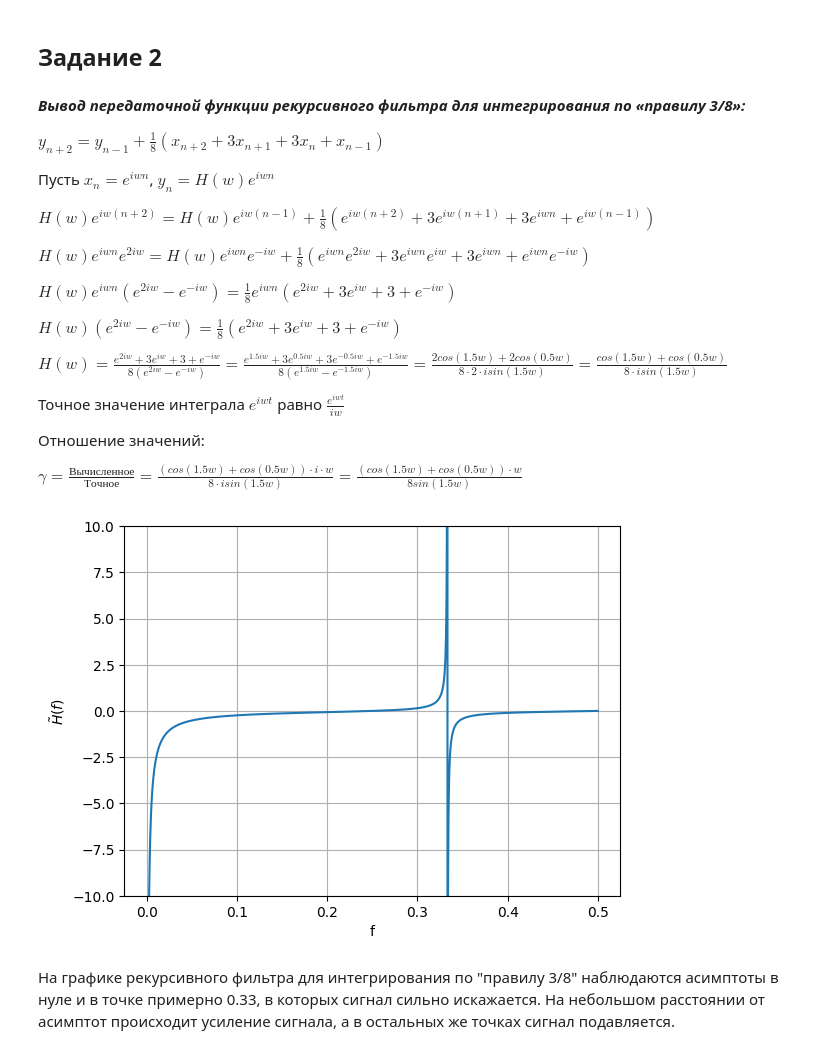
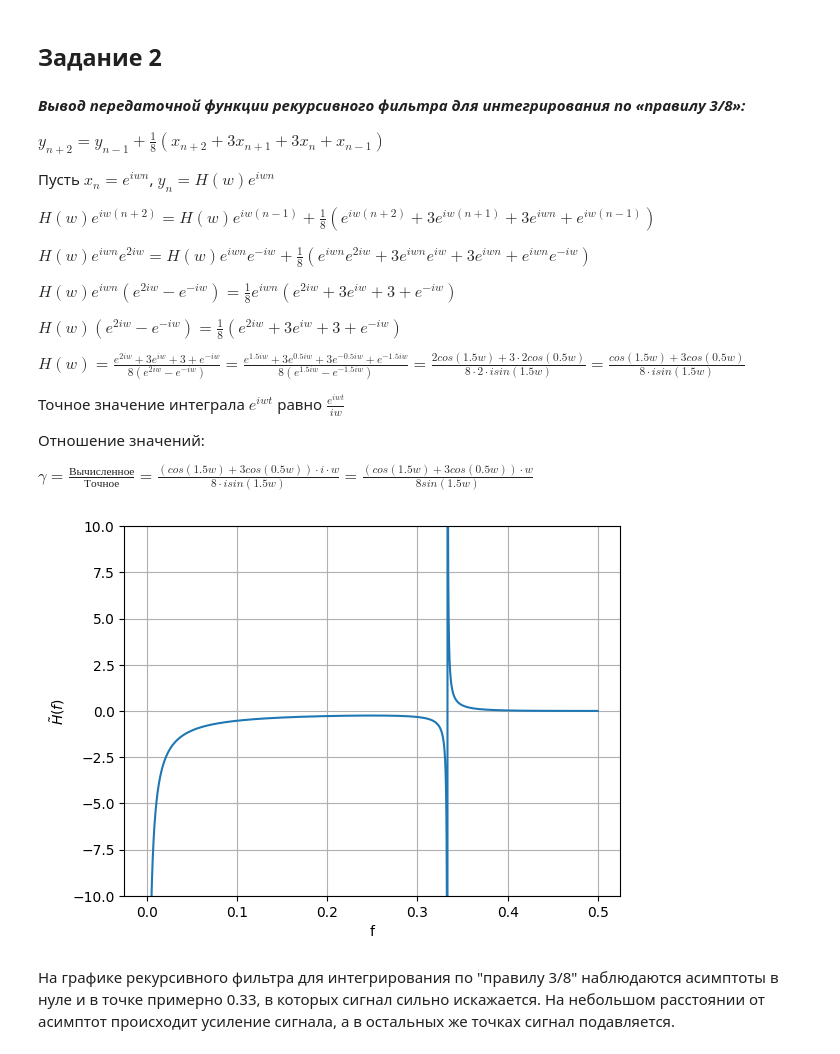
Before and after one commit to the-mvi/dsp-2025, a Jupyter notebook: 2383_Anishchenko_AI_Baraeva_EN/lab4.ipynb, the cells around one changed output. Cells and saved outputs as stored; diff of their text form; code cells hidden in the pictures.

```diff
--- a/2383_Anishchenko_AI_Baraeva_EN/lab4.ipynb
+++ b/2383_Anishchenko_AI_Baraeva_EN/lab4.ipynb
@@ -172,27 +172,27 @@ $H(w) e^{iwn} (e^{2iw} - e^{-iw}) = \frac{1}{8} e^{iwn} (e^{2iw} + 3 e^{iw} + 3
 
 $H(w) (e^{2iw} - e^{-iw}) = \frac{1}{8} (e^{2iw} + 3 e^{iw} + 3 + e^{-iw})$
 
-$H(w) = \frac{e^{2iw} + 3 e^{iw} + 3 + e^{-iw}}{8 (e^{2iw} - e^{-iw})} = \frac{e^{1.5iw} + 3 e^{0.5iw} + 3 e^{-0.5iw} + e^{-1.5iw}}{8 (e^{1.5iw} - e^{-1.5iw})} = \frac{2 cos(1.5w) + 2 cos(0.5w)}{8 \cdot 2 \cdot i sin(1.5w)} = \frac{cos(1.5w) + cos(0.5w)}{8 \cdot i sin(1.5w)}$
+$H(w) = \frac{e^{2iw} + 3 e^{iw} + 3 + e^{-iw}}{8 (e^{2iw} - e^{-iw})} = \frac{e^{1.5iw} + 3 e^{0.5iw} + 3 e^{-0.5iw} + e^{-1.5iw}}{8 (e^{1.5iw} - e^{-1.5iw})} = \frac{2 cos(1.5w) + 3 \cdot 2 cos(0.5w)}{8 \cdot 2 \cdot i sin(1.5w)} = \frac{cos(1.5w) + 3 cos(0.5w)}{8 \cdot i sin(1.5w)}$
 
 Точное значение интеграла $e^{iwt}$ равно $\frac{e^{iwt}}{iw}$
 
 Отношение значений:
 
-$\gamma = \frac{Вычисленное}{Точное} = \frac{(cos(1.5w) + cos(0.5w)) \cdot i \cdot w}{8 \cdot i sin(1.5w)} = \frac{(cos(1.5w) + cos(0.5w)) \cdot w}{8 sin(1.5w)}$
+$\gamma = \frac{Вычисленное}{Точное} = \frac{(cos(1.5w) + 3 cos(0.5w)) \cdot i \cdot w}{8 \cdot i sin(1.5w)} = \frac{(cos(1.5w) + 3 cos(0.5w)) \cdot w}{8 sin(1.5w)}$
 # %%
 # Значение функции
-H_3_8 = [(m.cos(1.5 * w) + m.cos(0.5 * w)) / (8 * 1j * m.sin(1.5 * w)) for w in W]
+H_3_8 = [(m.cos(1.5 * w) + 3 * m.cos(0.5 * w)) / (8 * 1j * m.sin(1.5 * w)) for w in W]
 
 # График передаточной функции рекурсивного фильтра для интегрирования по «правилу 3/8»
 plt.figure()
 plt.plot(F, [h.imag for h in H_3_8])
 plt.xlabel('f')
 plt.ylabel('$\\tilde H(f)$')
 plt.ylim((-10, 10))
 plt.grid()
 plt.show()
 # %% [output]
-[figure, old version]
+[figure, new version]
 # %% [markdown]
 На графике рекурсивного фильтра для интегрирования по "правилу 3/8" наблюдаются асимптоты в нуле и в точке примерно 0.33, в которых сигнал сильно искажается. На небольшом расстоянии от асимптот происходит усиление сигнала, а в остальных же точках сигнал подавляется.
 # %%
```
Also changed, not shown: parts of 1 cell of this notebook.
